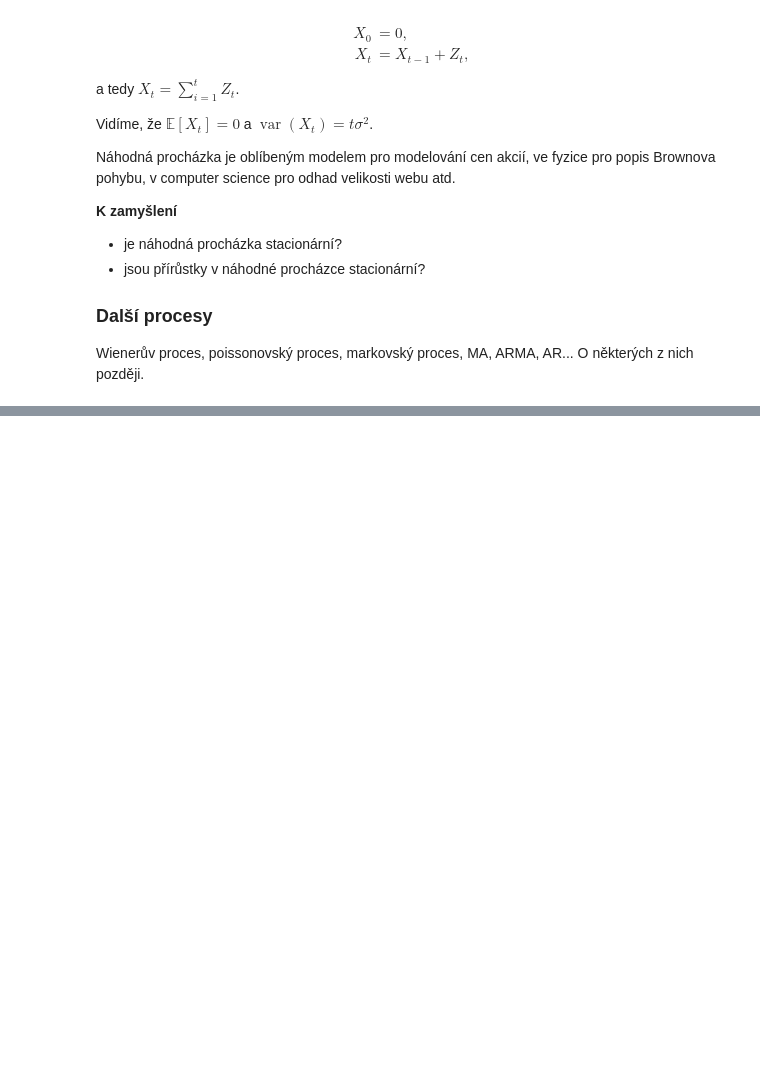
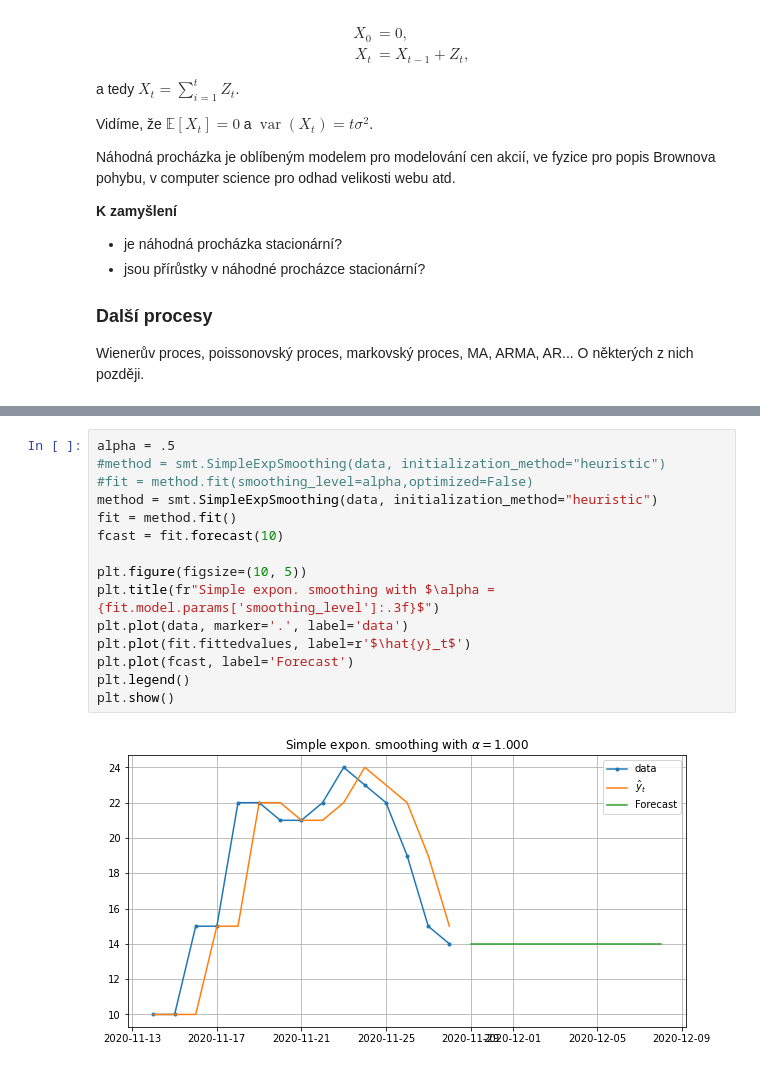
Before and after one commit to kamil-dedecius/mi-scr, a Jupyter notebook: prednasky/1.ipynb, the cells around one changed output, grey strips where cells are left out. Cells and saved outputs as stored; diff of their text form; blank space fills up the shorter version.

```diff
--- a/prednasky/1.ipynb
+++ b/prednasky/1.ipynb
@@ -624,0 +321,17 @@ Na problematiku markovských řetězců (nebo dokonce obecně procesů) by mohl
+# %%
+alpha = .5
+#method = smt.SimpleExpSmoothing(data, initialization_method="heuristic")
+#fit = method.fit(smoothing_level=alpha,optimized=False)
+method = smt.SimpleExpSmoothing(data, initialization_method="heuristic")
+fit = method.fit()
+fcast = fit.forecast(10)
+
+plt.figure(figsize=(10, 5))
+plt.title(fr"Simple expon. smoothing with $\alpha = {fit.model.params['smoothing_level']:.3f}$")
+plt.plot(data, marker='.', label='data')
+plt.plot(fit.fittedvalues, label=r'$\hat{y}_t$')
+plt.plot(fcast, label='Forecast')
+plt.legend()
+plt.show()
+# %% [output]
+[figure, added]
```
Also changed, not shown: parts of 35 cells of this notebook.
